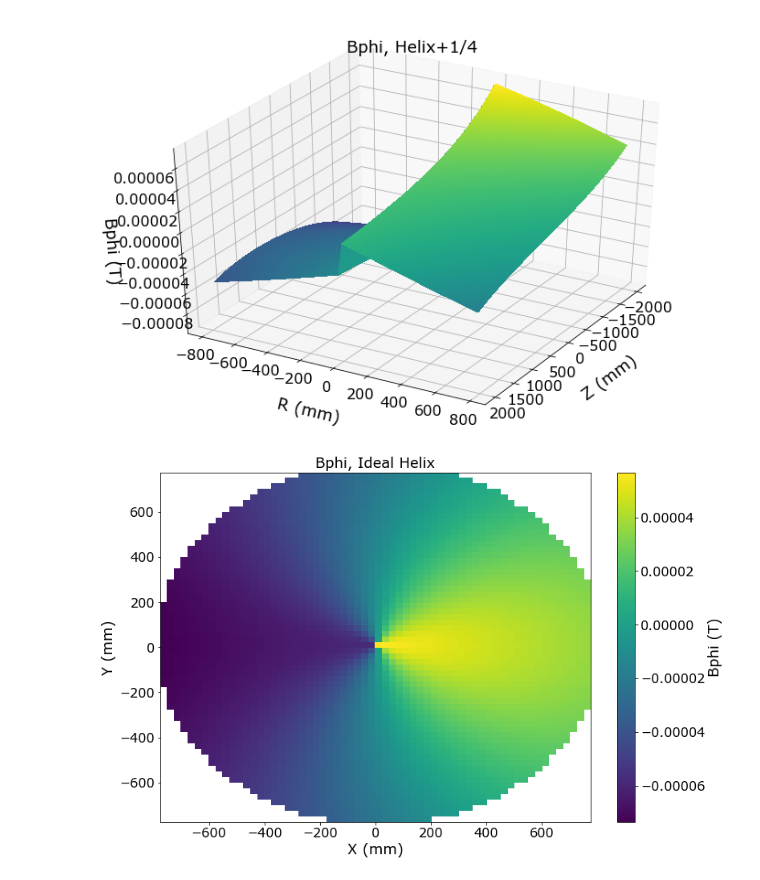
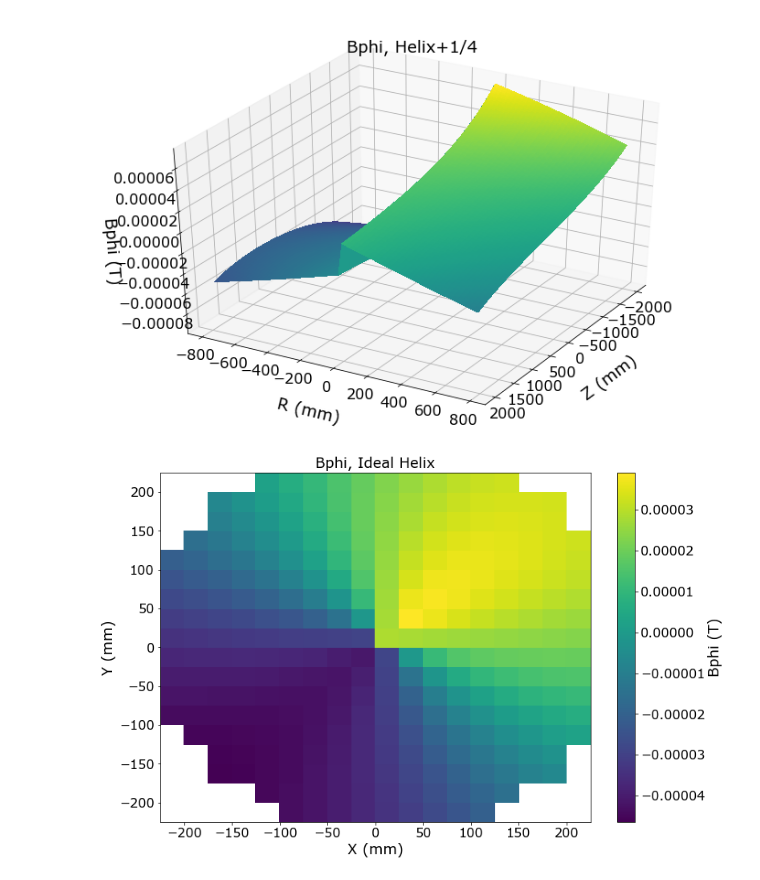
Before and after one commit to pollackscience/Mu2E, a Jupyter notebook: scripts/FieldFitting/helix.ipynb, the cells around one changed output. Drawn from its saved outputs; the diff is of its cells as text; code cells hidden in the pictures.

```diff
--- a/scripts/FieldFitting/helix.ipynb
+++ b/scripts/FieldFitting/helix.ipynb
@@ -18,10 +18,11 @@ from time import sleep
 #df_helix_v5 = DataFrameMaker(mu2e_ext_path+'datafiles/FieldMapsPure/test_helix_10cm_pitch',input_type = 'pkl').data_frame
 df_helix_v6 = DataFrameMaker(mu2e_ext_path+'datafiles/FieldMapsPure/test_helix_10cm_pitch_tol6',input_type = 'pkl').data_frame
 df_helix_v7 = DataFrameMaker(mu2e_ext_path+'datafiles/FieldMapsCole/bfield_map_3453103pts_06-29_231454',input_type = 'pkl').data_frame
-#df_helix_v8 = DataFrameMaker(mu2e_ext_path+'datafiles/FieldMapsCole/bfield_map_cylin_845568pts_07-03_145644',input_type = 'pkl').data_frame
-#df_helix_v9 = DataFrameMaker(mu2e_ext_path+'datafiles/FieldMapsCole/bfield_map_cylin_845568pts_07-06_160144',input_type = 'pkl').data_frame
-df_helix_v10 = DataFrameMaker(mu2e_ext_path+'datafiles/FieldMapsCole/bfield_map_3453103pts_08-10_003436',input_type = 'pkl').data_frame
-#df_helix_v11 = DataFrameMaker(mu2e_ext_path+'datafiles/FieldMapsCole/bfield_map_1232173pts_08-10_094943',input_type = 'pkl').data_frame
+df_helix_v8 = DataFrameMaker(mu2e_ext_path+'datafiles/FieldMapsCole/bfield_map_cylin_845568pts_07-03_145644',input_type = 'pkl').data_frame
+df_helix_v9 = DataFrameMaker(mu2e_ext_path+'datafiles/FieldMapsCole/bfield_map_cylin_845568pts_07-06_160144',input_type = 'pkl').data_frame
+df_helix_v10 = DataFrameMaker(mu2e_ext_path+'datafiles/FieldMapsCole/bfield_map_3453103pts_08-10_003436',input_type = 'pkl').data_frame #1/4 turn
+df_helix_v11 = DataFrameMaker(mu2e_ext_path+'datafiles/FieldMapsCole/bfield_map_1232173pts_08-10_094943',input_type = 'pkl').data_frame
+df_helix_v11b = DataFrameMaker(mu2e_ext_path+'datafiles/FieldMapsCole/bfield_map_3453103pts_08-10_003436',input_type = 'pkl').data_frame
 #df_helix_v12 = DataFrameMaker(mu2e_ext_path+'datafiles/FieldMapsCole/solcalc_map_3453103pts_08-24_092341_ends',input_type = 'pkl').data_frame
 #df_helix_v13 = DataFrameMaker(mu2e_ext_path+'datafiles/FieldMapsCole/endsonly_both_3453103pts_08-28_150638',input_type = 'pkl').data_frame
 df_helix_v14 = DataFrameMaker(mu2e_ext_path+'datafiles/FieldMapsCole/endsonly_both_3453103pts_08-28_184114',input_type = 'pkl').data_frame
@@ -47,7 +57,7 @@ df_diff['Bphi'] = df_helix_v7.Bphi-df_helix_v10.Bphi
 phi=0
 # _ = mu2e_plot3d(df_helix_v7, 'Z', 'Y', 'Bphi', '-4500<Z<4500 and R<950 and X==0',
 #             title_simp = 'Cole', df_fit=False, mode='plotly_nb', ptype='3d')
-_ = mu2e_plot3d(df_helix_v7, 'Z', 'R', 'Bphi', f'R<800 and Phi=={phi} and -2000<Z<2000',
+_ = mu2e_plot3d(df_helix_v11b, 'Z', 'R', 'Bphi', f'R<600 and Phi=={phi} and -2000<Z<2000',
             title_simp = 'Bphi, Ideal Helix', df_fit=False, mode='mpl', ptype='3d')
 _ = mu2e_plot3d(df_helix_v10, 'Z', 'R', 'Bphi', f'R<800 and Phi=={phi} and -2000<Z<2000',
             title_simp = 'Bphi, Helix+1/4', df_fit=False, mode='mpl', ptype='3d')
@@ -59,7 +69,7 @@ _ = mu2e_plot3d(df_helix_v10, 'Z', 'R', 'Bphi', f'R<800 and Phi=={phi} and -2000
 #            title_simp = 'Br (250mm Radius)', df_fit=False, mode='mpl', ptype='3d', units='m')
 #_ = mu2e_plot3d(df_helix_v15, 'Z', 'R', 'Bz', f'R<0.10 and Phi=={phi} and -1<Z<1',
 #            title_simp = 'Bz (250mm Radius Solenoid)', df_fit=False, mode='mpl', ptype='3d', units='m')
-_ = mu2e_plot3d(df_helix_v7, 'X', 'Y', 'Bphi', f'R<800 and Z==0',
+_ = mu2e_plot3d(df_helix_v11b, 'X', 'Y', 'Bphi', f'R<250 and Z==0',
             title_simp = 'Bphi, Ideal Helix', df_fit=False, mode='mpl', ptype='heat')
 _ = mu2e_plot3d(df_helix_v10, 'X', 'Y', 'Bphi', f'R<800 and Z==0',
             title_simp = 'Bphi, Helix+1/4', df_fit=False, mode='mpl', ptype='heat')
@@ -68,5 +78,5 @@ _ = mu2e_plot3d(df_helix_v10, 'X', 'Y', 'Bphi', f'R<800 and Z==0',
 [figure]
-[figure, old version]
+[figure, new version]
 [figure]
 # %%
 df_helix_v11[np.isclose(df_helix_v11.Phi, np.pi/4)].R.unique()
```
Also changed, not shown: parts of 3 cells of this notebook, 9 other files.
